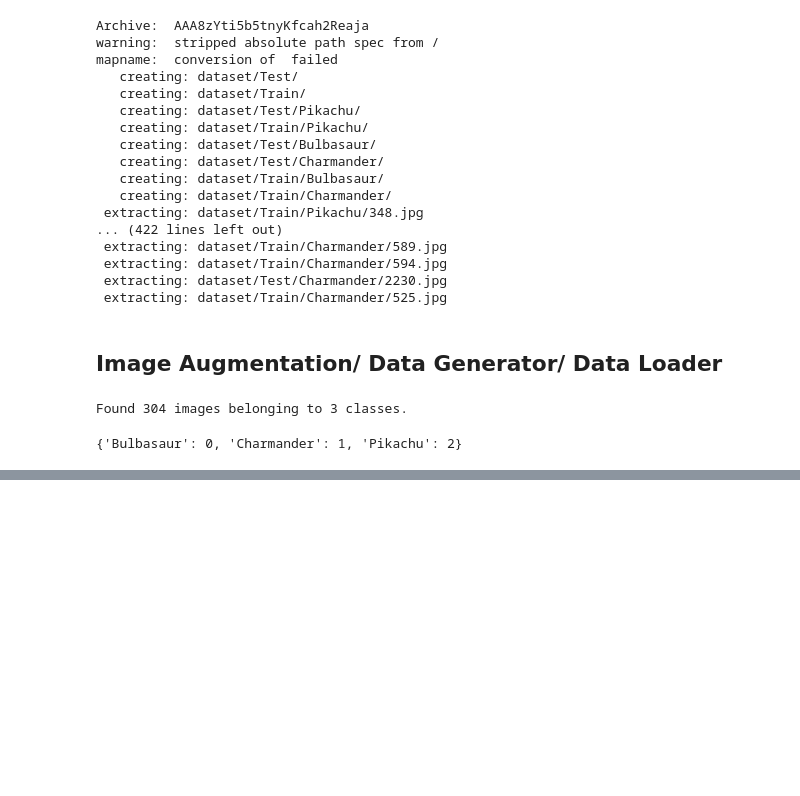
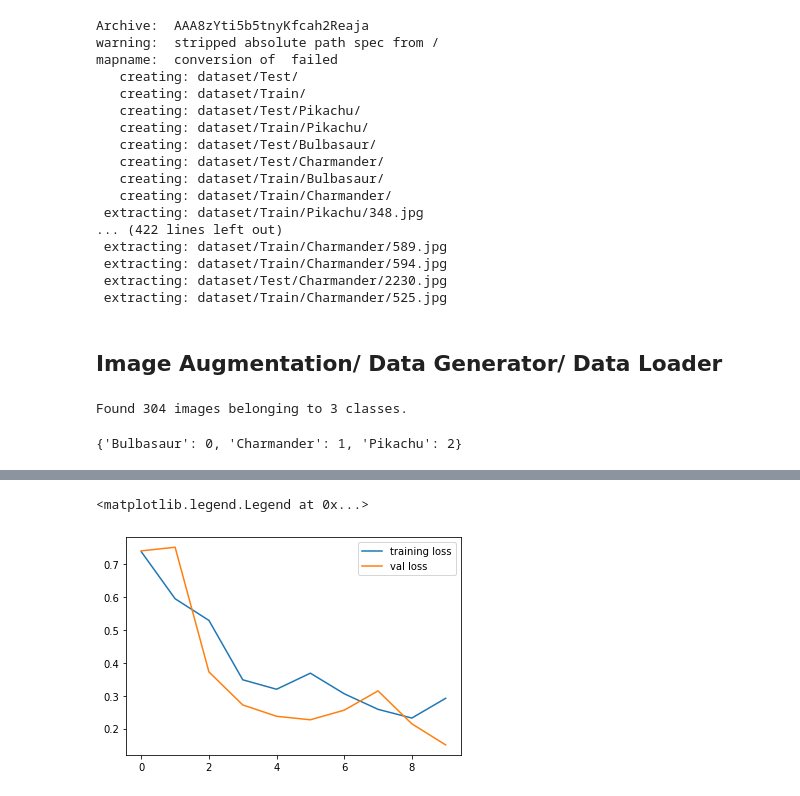
Before and after one commit to mohit2016/Intro-to-AI, a Jupyter notebook: Pokedex.ipynb, the cells around one changed output, grey strips where cells are left out. Cells and saved outputs as stored; diff of their text form; code cells hidden in the pictures; blank space fills up the shorter version.

```diff
--- a/Pokedex.ipynb
+++ b/Pokedex.ipynb
@@ -70,0 +160,7 @@ train_generator.class_indices
+# %%
+plt.plot(model_history['loss'], label="training loss")
+plt.plot(model_history['val_loss'], label="val loss")
+plt.legend()
+# %% [output]
+<matplotlib.legend.Legend at 0x...>
+[figure, added]
```
Also changed, not shown: parts of 22 cells of this notebook, 2 other files.
